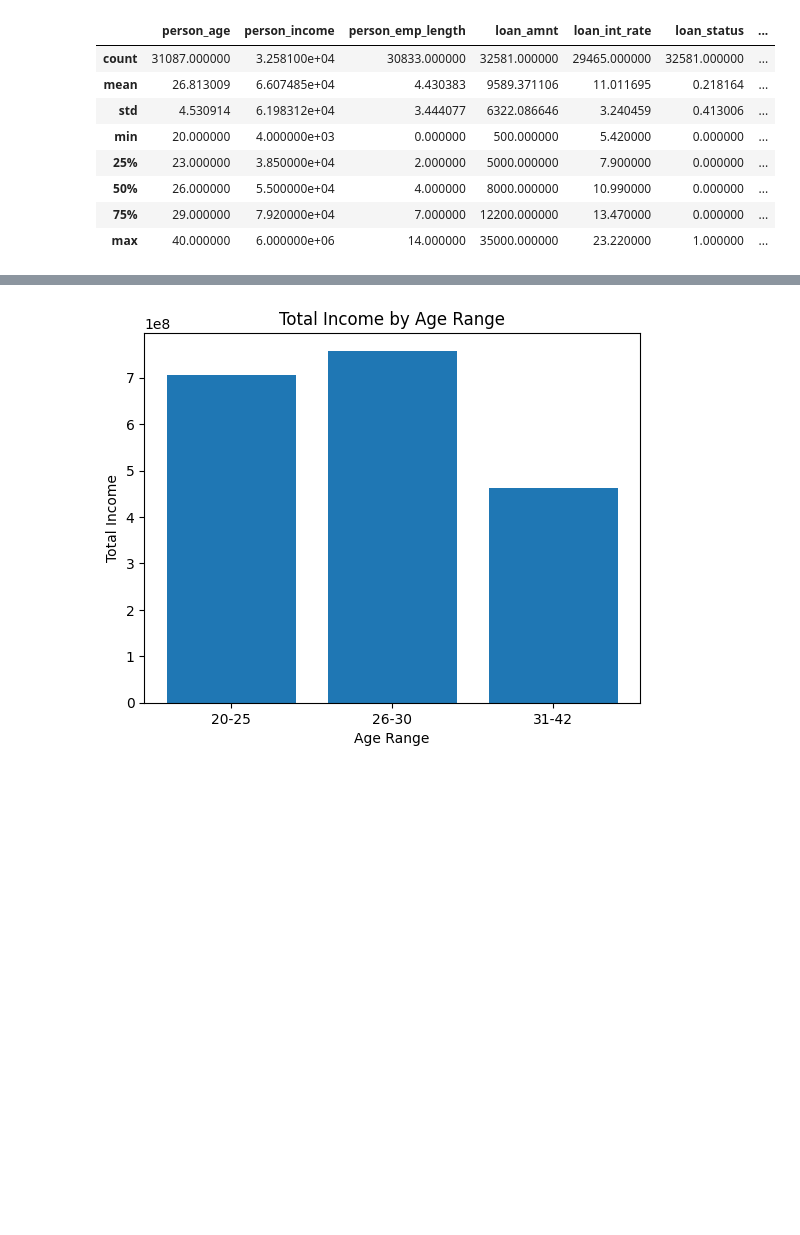
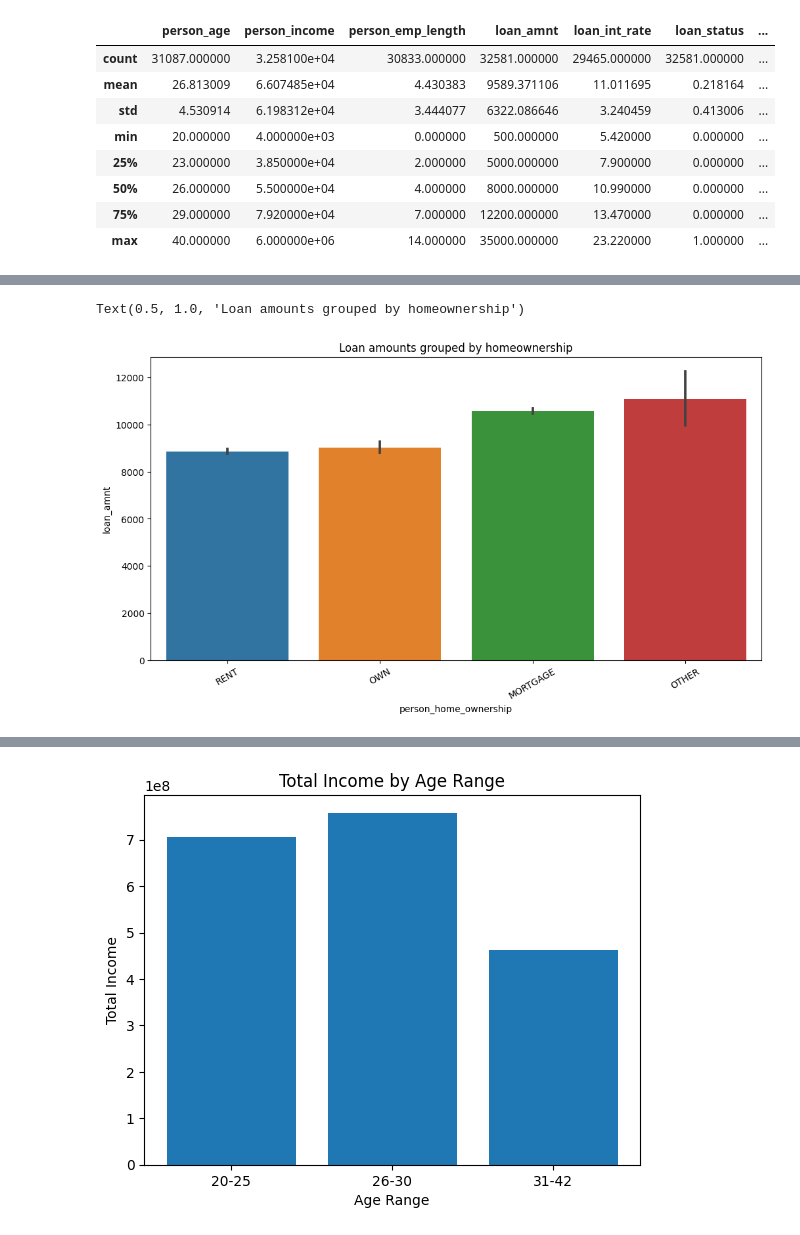
Before and after one commit to Wairioko/Credit-risk-analysis, a Jupyter notebook: Credit-Risk.ipynb, the cells around one changed output, grey strips where cells are left out. Cells and saved outputs as stored; diff of their text form; code cells hidden in the pictures; blank space fills up the shorter version.

```diff
--- a/Credit-Risk.ipynb
+++ b/Credit-Risk.ipynb
@@ -54,0 +64,10 @@ credit_risk_data.describe()
+# %%
+# Loan amounts grouped by purpose
+plt.figure(figsize=(12,6))
+sns.barplot(x='person_home_ownership', y='loan_amnt', data=credit_risk_data)
+# sns.boxplot()
+plt.xticks(rotation=30)
+plt.title('Loan amounts grouped by homeownership')
+# %% [output]
+Text(0.5, 1.0, 'Loan amounts grouped by homeownership')
+[figure, added]
```
Also changed, not shown: parts of 8 cells of this notebook.
